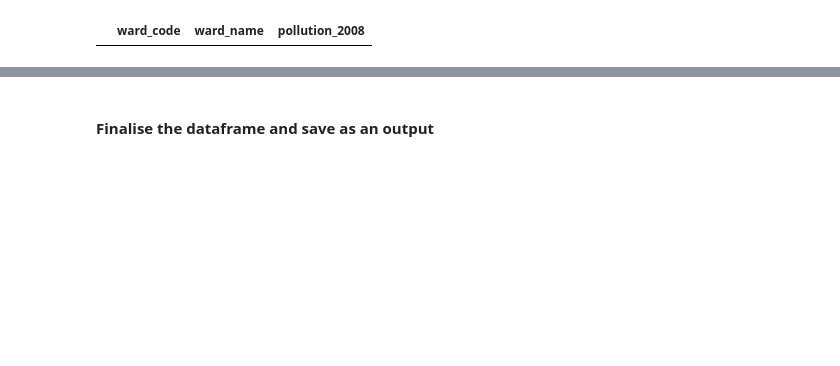
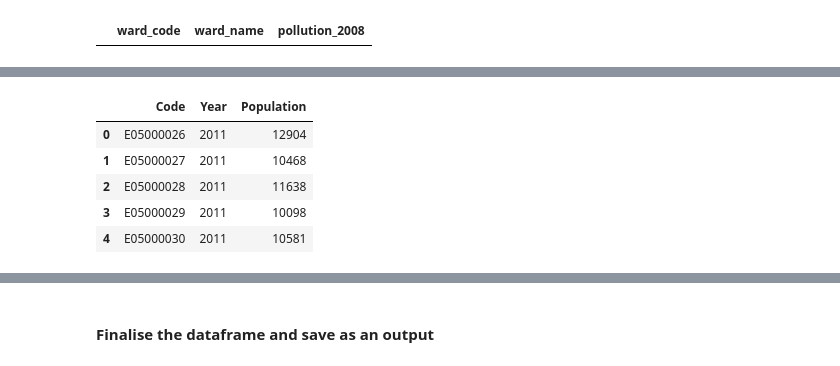
Before and after one commit to neneninja97/liveable_london, a Jupyter notebook: data_pre_processing.ipynb, the cells around one changed output, grey strips where cells are left out. Cells and saved outputs as stored; diff of their text form; code cells hidden in the pictures; blank space fills up the shorter version.

```diff
--- a/data_pre_processing.ipynb
+++ b/data_pre_processing.ipynb
@@ -326,0 +287,19 @@ df_merged_4.drop(['WardName', 'WardCode','total2012', 'Population - 2015'], axis
+# %%
+# Read in population data of wards
+
+file = os.path.join('data', 'raw', 'housing-density-ward.csv')
+cols = ['Code', 'Population', 'Year']
+
+df_wardpop = pd.read_csv(file, usecols = cols, encoding= 'unicode_escape')
+
+# Filter out only year 2011
+df_wardpop2011 = df_wardpop.loc[(df_wardpop['Year'] == 2011)]
+# %%
+df_wardpop2011.head()
+# %% [output]
+|  | Code | Year | Population |
+| 0 | E05000026 | 2011 | 12904 |
+| 1 | E05000027 | 2011 | 10468 |
+| 2 | E05000028 | 2011 | 11638 |
+| 3 | E05000029 | 2011 | 10098 |
+| 4 | E05000030 | 2011 | 10581 |
```
Also changed, not shown: parts of 54 cells of this notebook.
